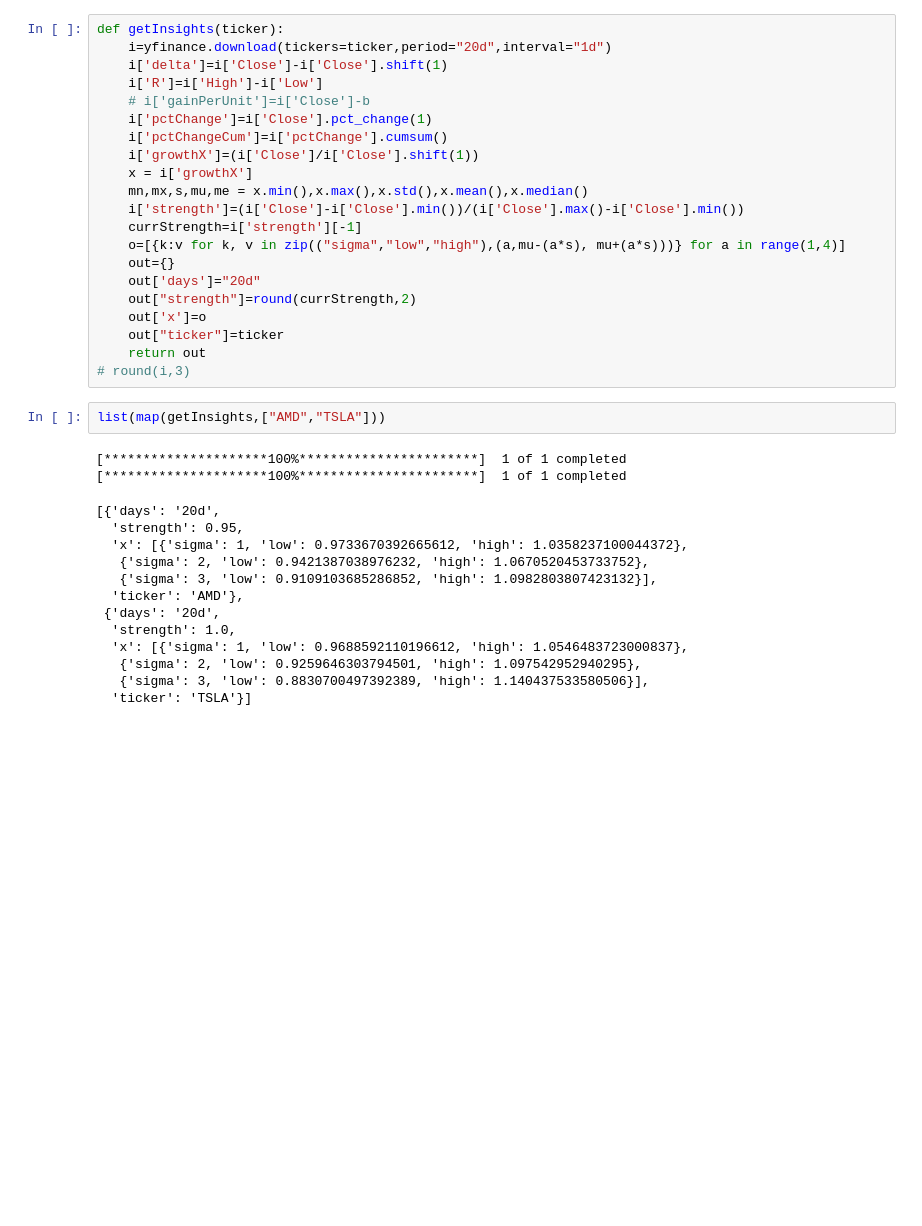
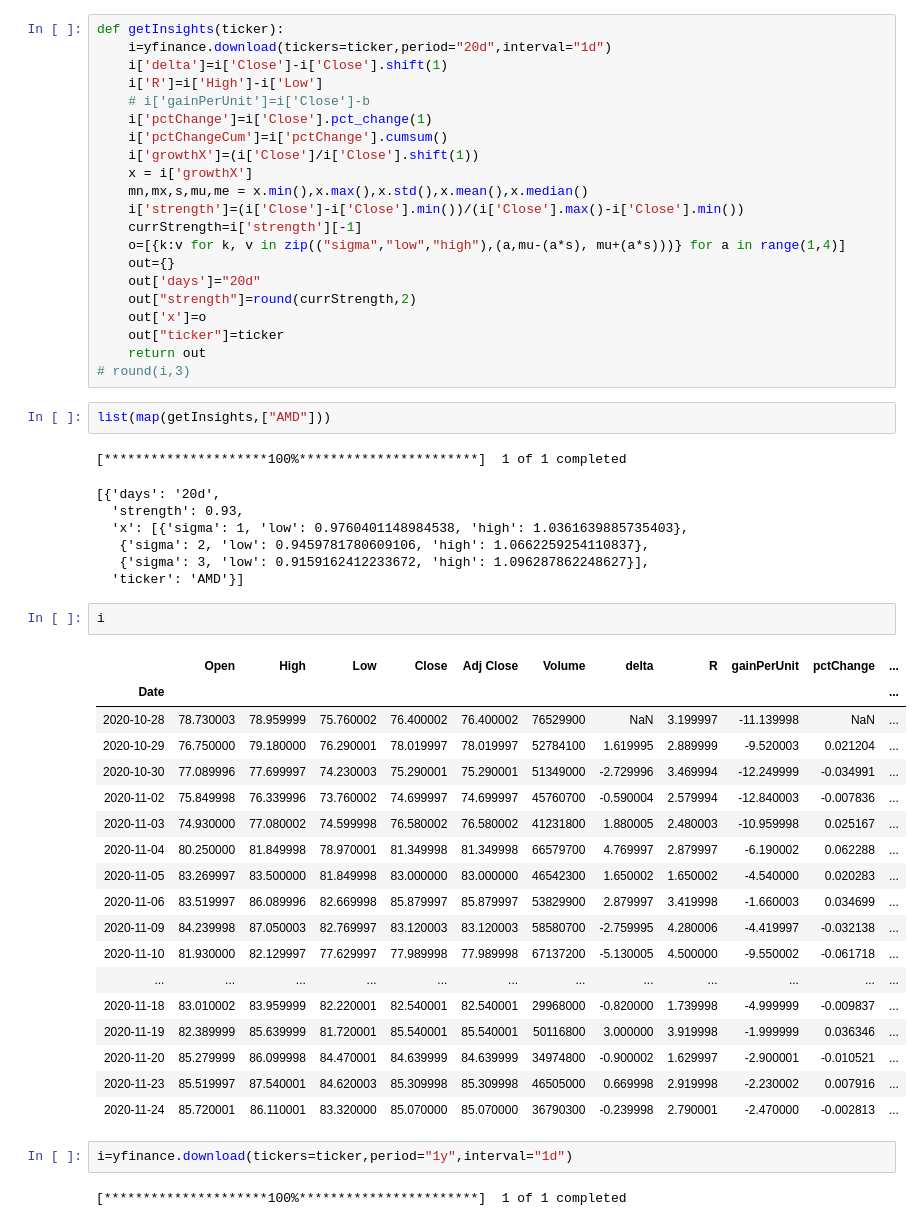
Before and after one commit to rparanjothy/treade-research, a Jupyter notebook: up-down-labels.ipynb, the cells around one changed output. Saved outputs shown, nothing was run; the diff lists cells and outputs as text; blank space fills up the shorter version.

```diff
--- a/up-down-labels.ipynb
+++ b/up-down-labels.ipynb
@@ -75,19 +92,37 @@ def getInsights(ticker):
     return out
 # round(i,3)
 # %%
-list(map(getInsights,["AMD","TSLA"]))
+list(map(getInsights,["AMD"]))
 # %% [output]
 [*********************100%***********************]  1 of 1 completed
-[*********************100%***********************]  1 of 1 completed
 [{'days': '20d',
-  'strength': 0.95,
-  'x': [{'sigma': 1, 'low': 0.9733670392665612, 'high': 1.0358237100044372},
-   {'sigma': 2, 'low': 0.9421387038976232, 'high': 1.0670520453733752},
-   {'sigma': 3, 'low': 0.9109103685286852, 'high': 1.0982803807423132}],
-  'ticker': 'AMD'},
- {'days': '20d',
-  'strength': 1.0,
-  'x': [{'sigma': 1, 'low': 0.9688592110196612, 'high': 1.0546483723000837},
-   {'sigma': 2, 'low': 0.9259646303794501, 'high': 1.097542952940295},
-   {'sigma': 3, 'low': 0.8830700497392389, 'high': 1.140437533580506}],
-  'ticker': 'TSLA'}]
+  'strength': 0.93,
+  'x': [{'sigma': 1, 'low': 0.9760401148984538, 'high': 1.0361639885735403},
+   {'sigma': 2, 'low': 0.9459781780609106, 'high': 1.0662259254110837},
+   {'sigma': 3, 'low': 0.9159162412233672, 'high': 1.096287862248627}],
+  'ticker': 'AMD'}]
+# %%
+i
+# %% [output]
+|  | Open | High | Low | Close | Adj Close | Volume | delta | R | gainPerUnit | pctChange | ... |
+| Date |  |  |  |  |  |  |  |  |  |  | ... |
+| 2020-10-28 | 78.730003 | 78.959999 | 75.760002 | 76.400002 | 76.400002 | 76529900 | NaN | 3.199997 | -11.139998 | NaN | ... |
+| 2020-10-29 | 76.750000 | 79.180000 | 76.290001 | 78.019997 | 78.019997 | 52784100 | 1.619995 | 2.889999 | -9.520003 | 0.021204 | ... |
+| 2020-10-30 | 77.089996 | 77.699997 | 74.230003 | 75.290001 | 75.290001 | 51349000 | -2.729996 | 3.469994 | -12.249999 | -0.034991 | ... |
+| 2020-11-02 | 75.849998 | 76.339996 | 73.760002 | 74.699997 | 74.699997 | 45760700 | -0.590004 | 2.579994 | -12.840003 | -0.007836 | ... |
+| 2020-11-03 | 74.930000 | 77.080002 | 74.599998 | 76.580002 | 76.580002 | 41231800 | 1.880005 | 2.480003 | -10.959998 | 0.025167 | ... |
+| 2020-11-04 | 80.250000 | 81.849998 | 78.970001 | 81.349998 | 81.349998 | 66579700 | 4.769997 | 2.879997 | -6.190002 | 0.062288 | ... |
+| 2020-11-05 | 83.269997 | 83.500000 | 81.849998 | 83.000000 | 83.000000 | 46542300 | 1.650002 | 1.650002 | -4.540000 | 0.020283 | ... |
+| 2020-11-06 | 83.519997 | 86.089996 | 82.669998 | 85.879997 | 85.879997 | 53829900 | 2.879997 | 3.419998 | -1.660003 | 0.034699 | ... |
+| 2020-11-09 | 84.239998 | 87.050003 | 82.769997 | 83.120003 | 83.120003 | 58580700 | -2.759995 | 4.280006 | -4.419997 | -0.032138 | ... |
+| 2020-11-10 | 81.930000 | 82.129997 | 77.629997 | 77.989998 | 77.989998 | 67137200 | -5.130005 | 4.500000 | -9.550002 | -0.061718 | ... |
+| ... | ... | ... | ... | ... | ... | ... | ... | ... | ... | ... | ... |
+| 2020-11-18 | 83.010002 | 83.959999 | 82.220001 | 82.540001 | 82.540001 | 29968000 | -0.820000 | 1.739998 | -4.999999 | -0.009837 | ... |
+| 2020-11-19 | 82.389999 | 85.639999 | 81.720001 | 85.540001 | 85.540001 | 50116800 | 3.000000 | 3.919998 | -1.999999 | 0.036346 | ... |
+| 2020-11-20 | 85.279999 | 86.099998 | 84.470001 | 84.639999 | 84.639999 | 34974800 | -0.900002 | 1.629997 | -2.900001 | -0.010521 | ... |
+| 2020-11-23 | 85.519997 | 87.540001 | 84.620003 | 85.309998 | 85.309998 | 46505000 | 0.669998 | 2.919998 | -2.230002 | 0.007916 | ... |
+| 2020-11-24 | 85.720001 | 86.110001 | 83.320000 | 85.070000 | 85.070000 | 36790300 | -0.239998 | 2.790001 | -2.470000 | -0.002813 | ... |
+# %%
+i=yfinance.download(tickers=ticker,period="1y",interval="1d")
+# %% [output]
+[*********************100%***********************]  1 of 1 completed
```
Also changed, not shown: parts of 11 cells of this notebook, 1 other file.
